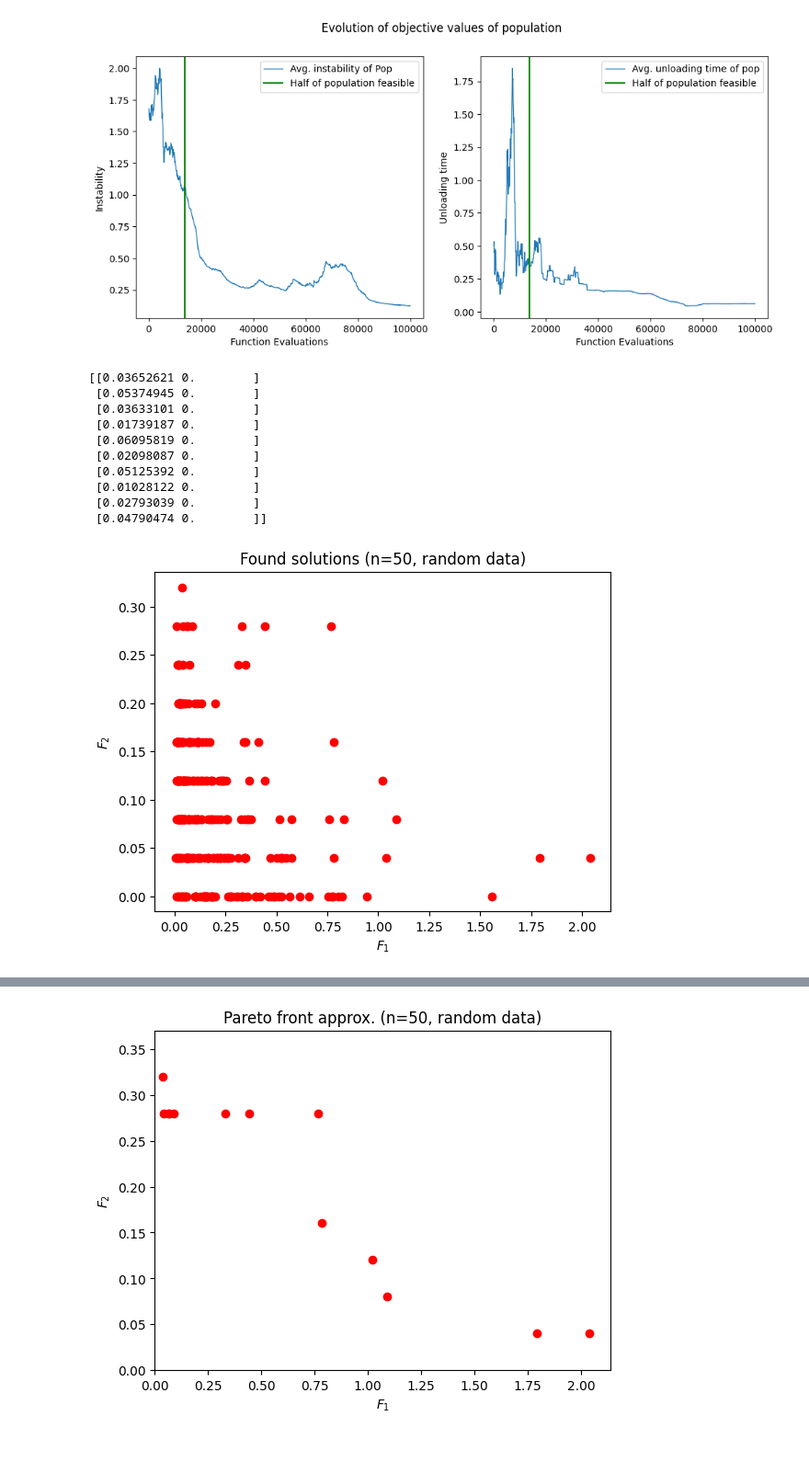
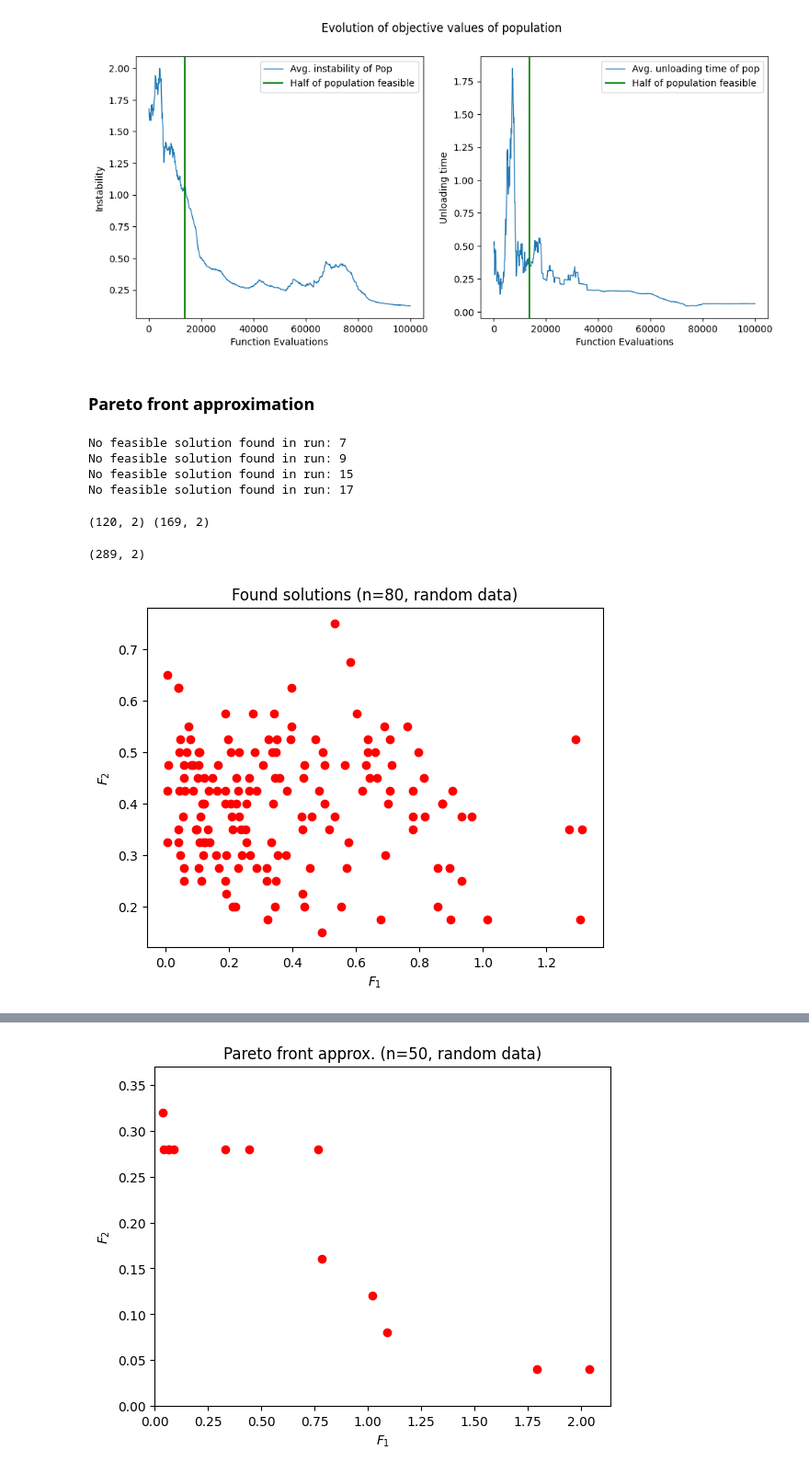
Before and after one commit to boomerr1/container-optimization, a Jupyter notebook: CargoOptimizationPymoo.ipynb, the cells around one changed output, grey strips where cells are left out. Shown at 92% size. Drawn from its saved outputs; the diff is of its cells as text; code cells hidden in the pictures; blank space fills up the shorter version.

```diff
--- a/CargoOptimizationPymoo.ipynb
+++ b/CargoOptimizationPymoo.ipynb
@@ -422,13 +424,15 @@ fig.suptitle("Evolution of objective values of population")
 plt.show()
 # %% [output]
 [figure]
+# %% [markdown]
+### Pareto front approximation
 # %%
 pareto_front = []
-for i in range(50):
+for i in range(100):
 
     res = minimize(problem,
                 method,
-                termination=('n_gen', 2000),
+                termination=('n_gen', 3000),
                 save_history=True
                 )
 
@@ -437,31 +441,35 @@ for i in range(50):
         pareto_front.extend(F)
     except:
         print('No feasible solution found in run:', i)
+# %% [output]
+No feasible solution found in run: 7
+No feasible solution found in run: 9
+No feasible solution found in run: 15
+No feasible solution found in run: 17
+# %%
+pareto_front_arr_anthony = np.load('Results/pareto_front_arr_100runs_anthony_n=80.npy')
+pareto_front_arr = np.array(pareto_front)
+
+print(pareto_front_arr_anthony.shape, pareto_front_arr.shape)
+# %% [output]
+(120, 2) (169, 2)
+# %%
+pareto_front_arr_total = np.append(pareto_front_arr_anthony, pareto_front_arr, axis=0)
+# %%
+print(pareto_front_arr_total.shape)
+# %% [output]
+(289, 2)
 # %%
-pareto_front_arr = np.array(pareto_front)
-mask = pareto_front_arr[:,1] == 4
-pareto_front_arr2 = pareto_front_arr[~mask]
+pareto_points = np.array(list(set(tuple(i) for i in pareto_front_arr_total)))
 
-pareto_points = np.array(list(set(tuple(i) for i in pareto_front_arr2)))
+pareto_points_clip = pareto_points[pareto_points[:,0] < 1.5]
+pareto_points_clip = pareto_points_clip[pareto_points_clip[:,1] < 1.0]
 
-pareto_points_clip = pareto_points[pareto_points[:,0] < 0.1]
-pareto_points_clip = pareto_points_clip[pareto_points_clip[:,1] < 0.010]
-
-plt.scatter(pareto_points[:,0], pareto_points[:,1], color='red')
+plt.scatter(pareto_points_clip[:,0], pareto_points_clip[:,1], color='red')
 plt.xlabel('$F_1$')
 plt.ylabel('$F_2$')
-plt.title('Found solutions (n=50, random data)')
+plt.title('Found solutions (n=80, random data)')
 plt.show()
 # %% [output]
-[[0.03652621 0.        ]
- [0.05374945 0.        ]
- [0.03633101 0.        ]
- [0.01739187 0.        ]
- [0.06095819 0.        ]
- [0.02098087 0.        ]
- [0.05125392 0.        ]
- [0.01028122 0.        ]
- [0.02793039 0.        ]
- [0.04790474 0.        ]]
-[figure, old version]
+[figure, new version]
 # %%
```
Also changed, not shown: parts of 6 cells of this notebook, 1 other file.
